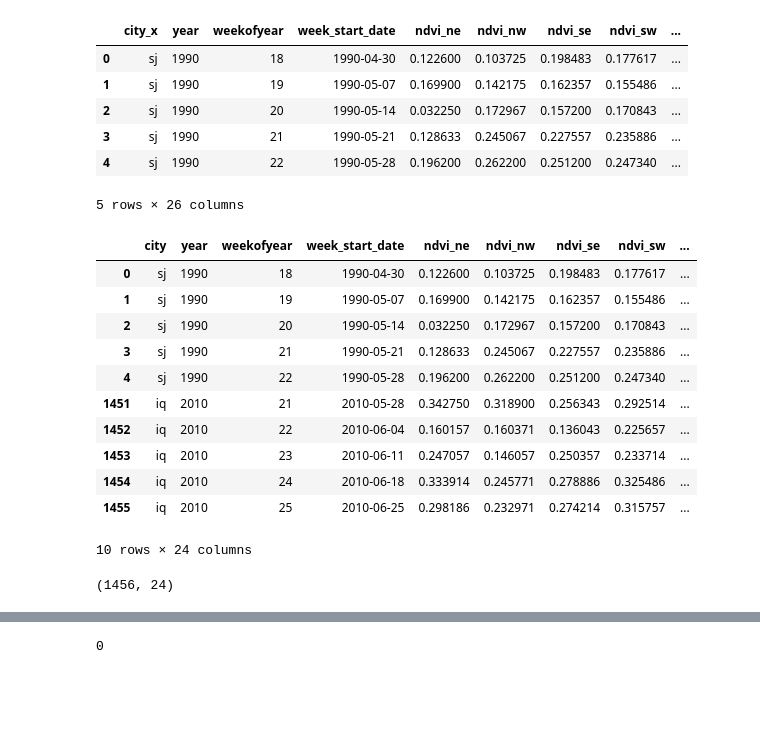
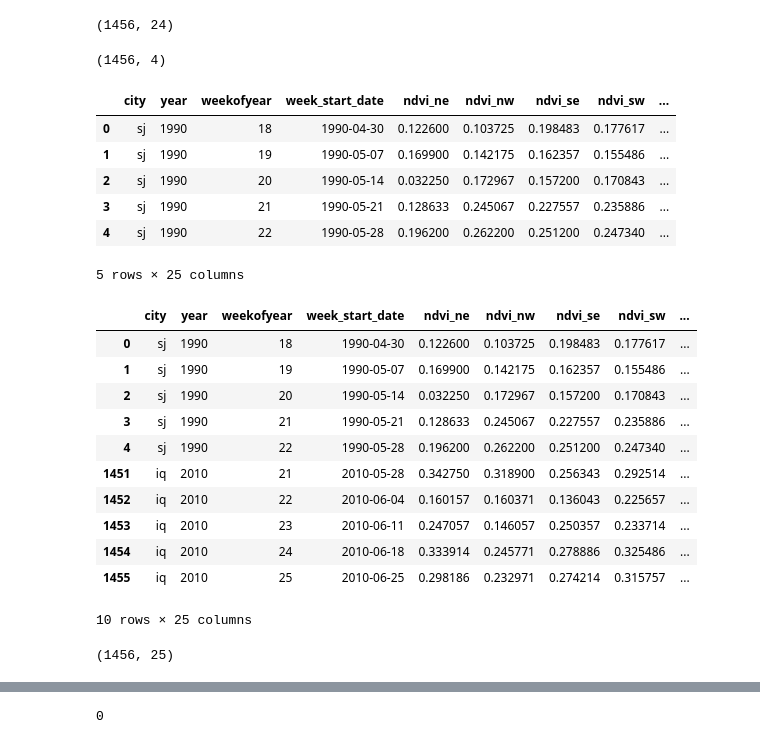
Before and after one commit to Sumitmeharwade/dengAI, a Jupyter notebook: DengAI.ipynb, the cells around one changed output, grey strips where cells are left out. Saved outputs shown, nothing was run; the diff lists cells and outputs as text; code cells hidden in the pictures; blank space fills up the shorter version.

```diff
--- a/DengAI.ipynb
+++ b/DengAI.ipynb
@@ -9,20 +13,27 @@ import matplotlib.pyplot as plt
 # %%
-df = pd.read_csv('/content/dengue_features_train.csv')
+df_f=pd.read_csv('/content/dengAI/DataSets/dengue_features_train.csv')
+df_l = pd. read_csv('/content/dengAI/DataSets/dengue_labels_train.csv')
+
 #importing the dataset
+# %%
+df_f.shape
+# %% [output]
+(1456, 24)
+# %%
+df_l.shape
+# %% [output]
+(1456, 4)
 # %%
-df_f=pd.read_csv('/content/dengue_features_train.csv')
-df_l = pd. read_csv('/content/dengue_labels_train.csv')
-
-df = pd.merge(df_f,df_l,on=('weekofyear','year'),how='outer')
+df = pd.merge(df_f,df_l,on=('city','weekofyear','year'),how='outer')
 df.head()
 # %% [output]
-|  | city_x | year | weekofyear | week_start_date | ndvi_ne | ndvi_nw | ndvi_se | ndvi_sw | ... |
+|  | city | year | weekofyear | week_start_date | ndvi_ne | ndvi_nw | ndvi_se | ndvi_sw | ... |
 | 0 | sj | 1990 | 18 | 1990-04-30 | 0.122600 | 0.103725 | 0.198483 | 0.177617 | ... |
 | 1 | sj | 1990 | 19 | 1990-05-07 | 0.169900 | 0.142175 | 0.162357 | 0.155486 | ... |
 | 2 | sj | 1990 | 20 | 1990-05-14 | 0.032250 | 0.172967 | 0.157200 | 0.170843 | ... |
 | 3 | sj | 1990 | 21 | 1990-05-21 | 0.128633 | 0.245067 | 0.227557 | 0.235886 | ... |
 | 4 | sj | 1990 | 22 | 1990-05-28 | 0.196200 | 0.262200 | 0.251200 | 0.247340 | ... |
-5 rows × 26 columns
+5 rows × 25 columns
 # %%
 pd.concat([df.head(),df.tail()])
 # %% [output]
@@ -37,8 +48,8 @@ pd.concat([df.head(),df.tail()])
 | 1453 | iq | 2010 | 23 | 2010-06-11 | 0.247057 | 0.146057 | 0.250357 | 0.233714 | ... |
 | 1454 | iq | 2010 | 24 | 2010-06-18 | 0.333914 | 0.245771 | 0.278886 | 0.325486 | ... |
 | 1455 | iq | 2010 | 25 | 2010-06-25 | 0.298186 | 0.232971 | 0.274214 | 0.315757 | ... |
-10 rows × 24 columns
+10 rows × 25 columns
 # %%
 df.shape
 # %% [output]
-(1456, 24)
+(1456, 25)
```
Also changed, not shown: parts of 43 cells of this notebook.
